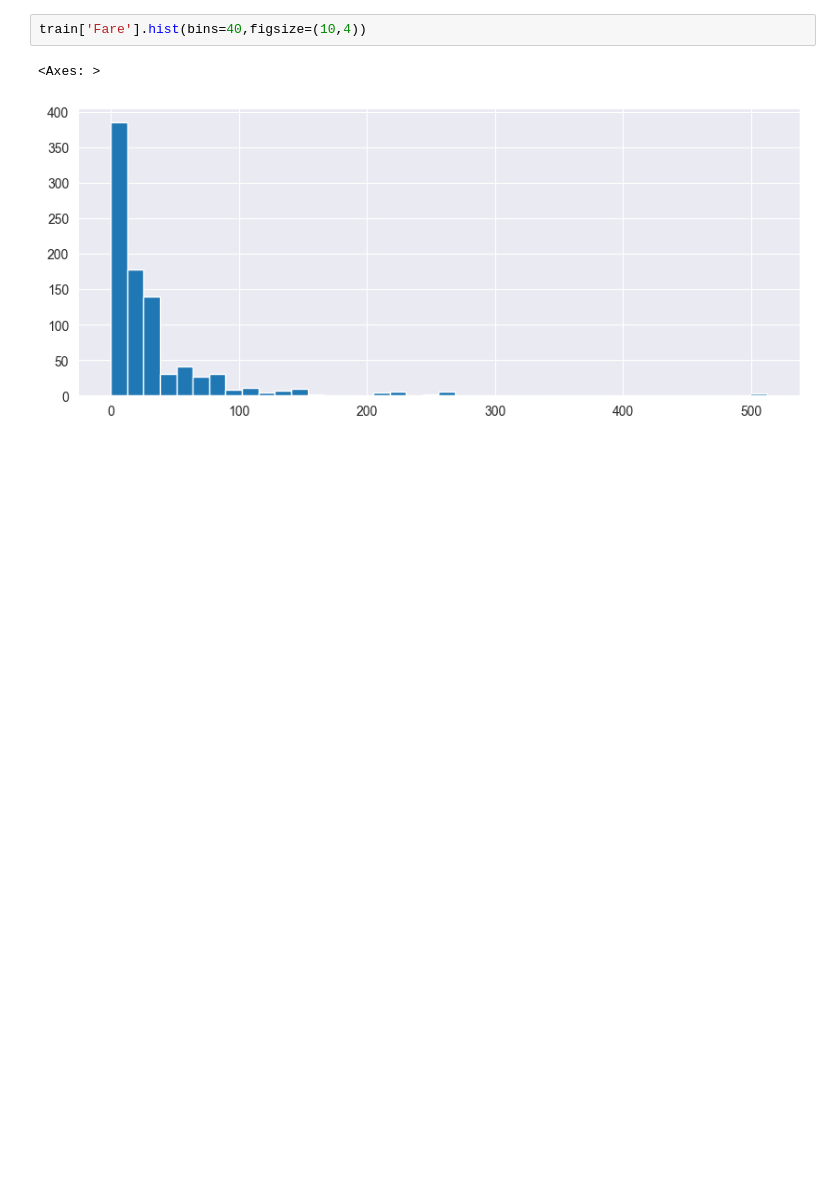
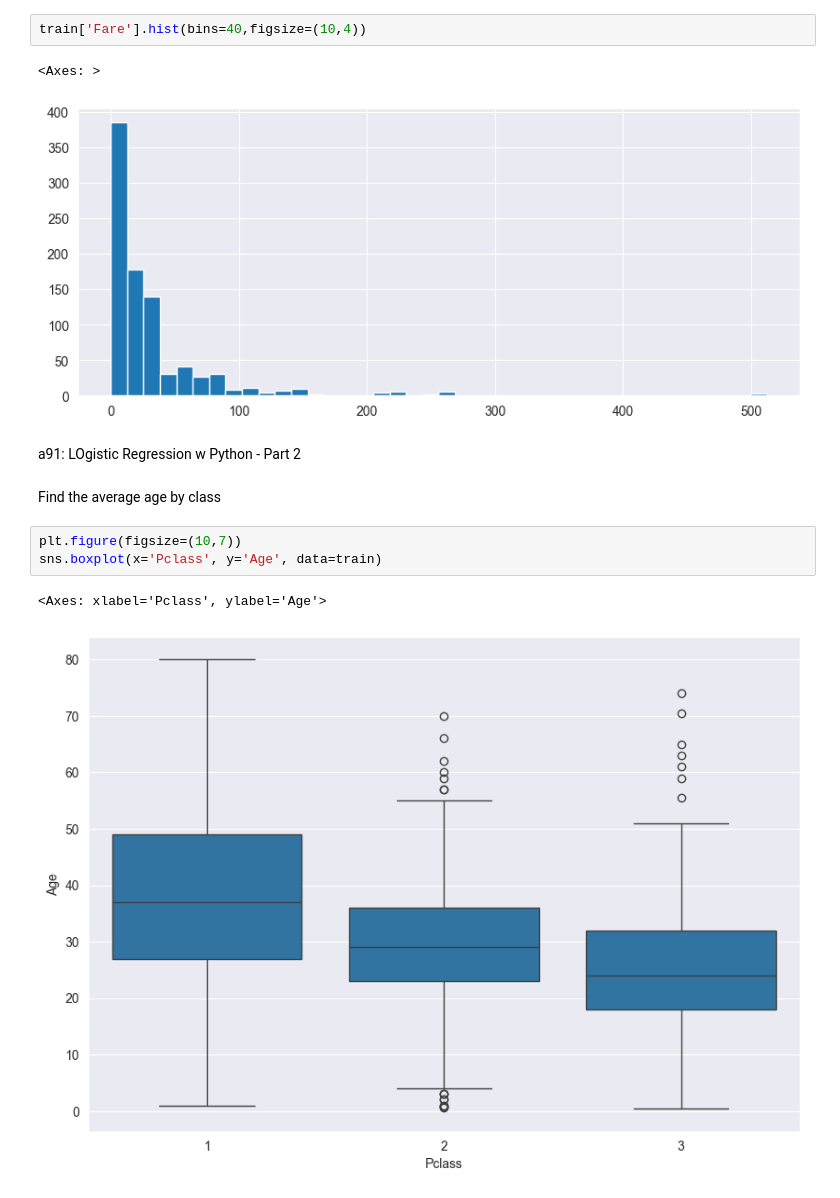
Before and after one commit to KennedyRMenezes/DataScience, a Jupyter notebook: py-ds-ml-bootcamp/13-Logistic-Regression/my.ipynb, the cells around one changed output. Cells and saved outputs as stored; diff of their text form; blank space fills up the shorter version.

Commit message:
Logistic Regression

```diff
--- a/py-ds-ml-bootcamp/13-Logistic-Regression/my.ipynb
+++ b/py-ds-ml-bootcamp/13-Logistic-Regression/my.ipynb
@@ -85,3 +85,13 @@ train['Fare'].hist(bins=40,figsize=(10,4))
 # %% [output]
 <Axes: >
 [figure]
+# %% [markdown]
+a91: LOgistic Regression w Python - Part 2
+# %% [markdown]
+Find the average age by class
+# %%
+plt.figure(figsize=(10,7))
+sns.boxplot(x='Pclass', y='Age', data=train)
+# %% [output]
+<Axes: xlabel='Pclass', ylabel='Age'>
+[figure, added]
```
Also changed, not shown: parts of 27 cells of this notebook, 1 other file.
